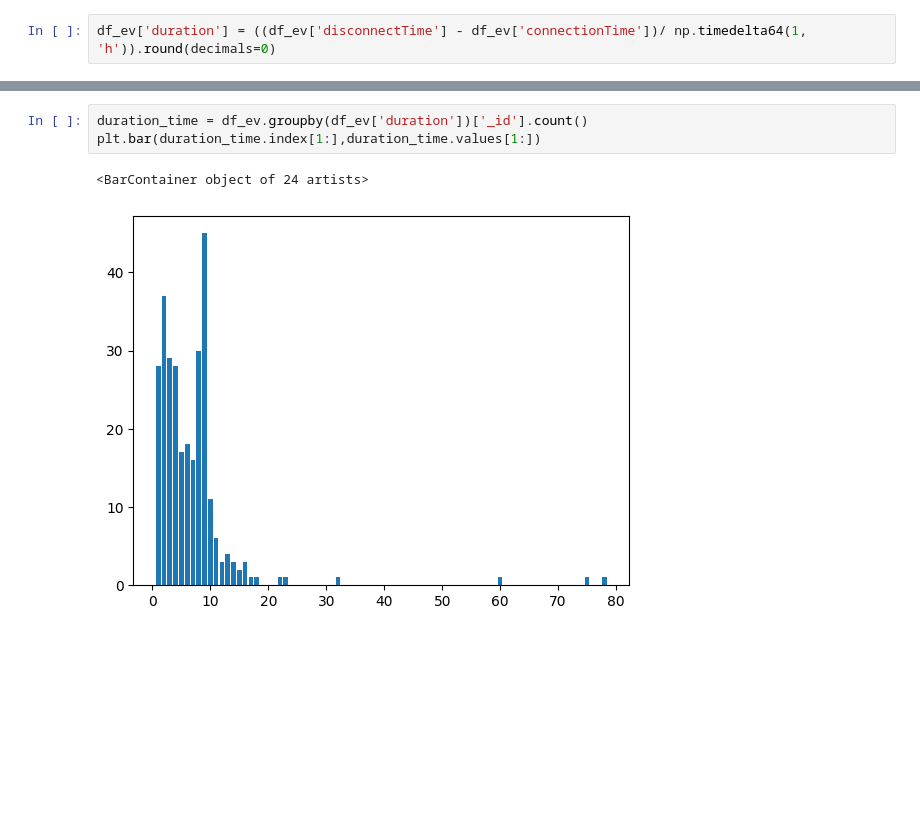
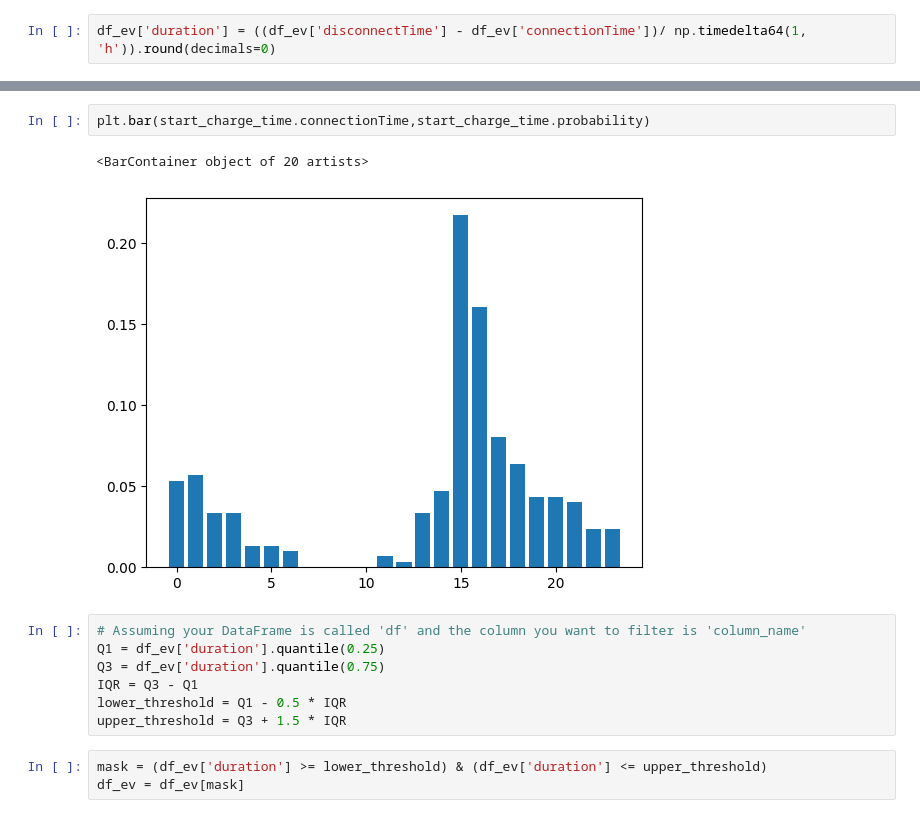
Before and after one commit to EVDIO/opf, a Jupyter notebook: notebooks/ev_data.ipynb, the cells around one changed output, grey strips where cells are left out. Drawn from its saved outputs; the diff is of its cells as text; blank space fills up the shorter version.

```diff
--- a/notebooks/ev_data.ipynb
+++ b/notebooks/ev_data.ipynb
@@ -36,6 +43,15 @@ plt.bar(start_charge_time.index,start_charge_time)
-# %%
-duration_time = df_ev.groupby(df_ev['duration'])['_id'].count()
-plt.bar(duration_time.index[1:],duration_time.values[1:])
-# %% [output]
-<BarContainer object of 24 artists>
-[figure, removed]
+# %%
+plt.bar(start_charge_time.connectionTime,start_charge_time.probability)
+# %% [output]
+<BarContainer object of 20 artists>
+[figure, added]
+# %%
+# Assuming your DataFrame is called 'df' and the column you want to filter is 'column_name'
+Q1 = df_ev['duration'].quantile(0.25)
+Q3 = df_ev['duration'].quantile(0.75)
+IQR = Q3 - Q1
+lower_threshold = Q1 - 0.5 * IQR
+upper_threshold = Q3 + 1.5 * IQR
+# %%
+mask = (df_ev['duration'] >= lower_threshold) & (df_ev['duration'] <= upper_threshold)
+df_ev = df_ev[mask]
```
Also changed, not shown: parts of 8 cells of this notebook, 10 other files.
